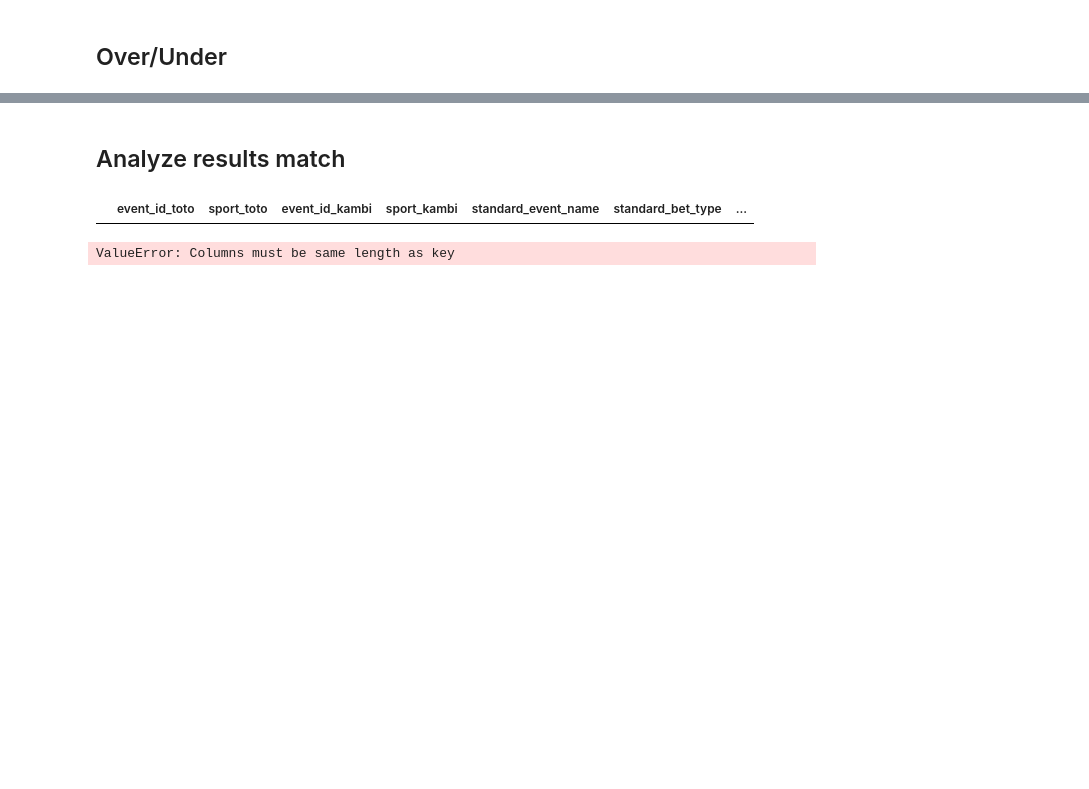
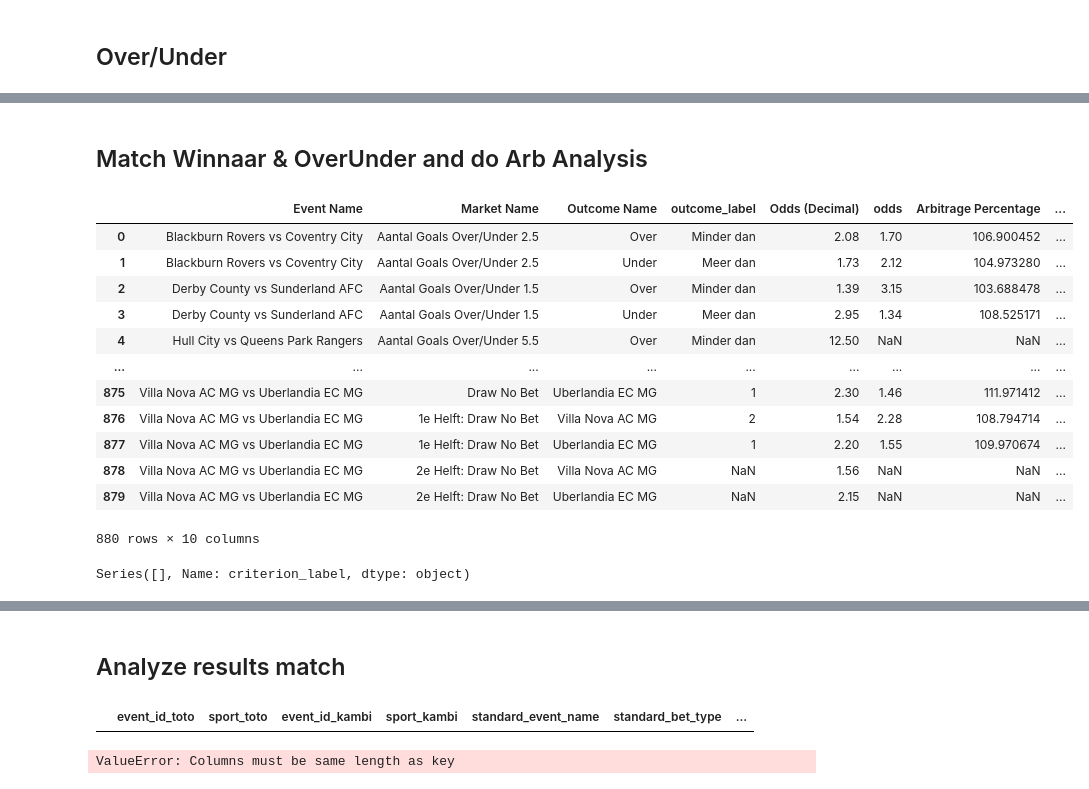
Before and after one commit to carpedimi/ArbitrageBets_sms, a Jupyter notebook: ArbSignal_Football_dev.ipynb, the cells around one changed output, grey strips where cells are left out. Drawn from its saved outputs; the diff is of its cells as text; code cells hidden in the pictures; blank space fills up the shorter version.

```diff
--- a/ArbSignal_Football_dev.ipynb
+++ b/ArbSignal_Football_dev.ipynb
@@ -231,9 +294,11 @@ filtered_toto_winnaar[['Event Name', 'matched_event']]
 # toto_filtered_football = toto_filtered_football[toto_filtered_football['Market Name'].str.contains('Draw No Bet')]
 
 # Perform a left join on the matched_event_name (from toto) and event_name (from kambi)
-merged_df = filtered_toto_winnaar.merge(
+merged_df_winnaar = filtered_toto_winnaar.merge(
     filtered_kambi_winnaar,
     left_on=['matched_event', 'standardized_label'],
     right_on=['event_name', 'standardized_label'],
     how='left'
 )
+
+merged_df_winnaar = merged_df_winnaar[(merged_df_winnaar['matched_event'].notnull())&(merged_df_winnaar['Outcome SubType'] != merged_df_winnaar['outcome_label'])]
@@ -603,0 +323,3 @@ merged_data
+# %%
+kambi_filtered_football_overunder = kambi_filtered_football[kambi_filtered_football['bet_offer_type_name'].str.contains('Over')]
+toto_filtered_football_overunder = toto_filtered_football[(toto_filtered_football['Outcome Name'].str.contains('Over')) | (toto_filtered_football['Outcome Name'].str.contains('Under'))]
@@ -603,0 +520,14 @@ merged_data
+# %%
+# Perform the merge
+merged_football_overunder = pd.merge(
+    toto_filtered_football_overunder,
+    kambi_filtered_football_overunder,
+    left_on=['line', 'OverUnderType', 'OverUnderTime', 'OverUnderType2', 'matched_event'],
+    right_on=['line', 'OverUnderType', 'OverUnderTime', 'OverUnderType2', 'event_name'],
+    how='inner'  # Use 'inner' join to get only matching rows; adjust as needed
+)
+# Keep records with opposite outcomes
+merged_football_overunder = merged_football_overunder[merged_football_overunder['outcome_english_label'] != merged_football_overunder['Outcome Name']]
+
+# Display the merged DataFrame
+merged_football_overunder.head()
@@ -603,0 +541,43 @@ merged_data
+# %% [markdown]
+## Match Winnaar & OverUnder and do Arb Analysis
+# %%
+# Perform the stacked union
+total_football = pd.concat([merged_football_overunder, merged_df_winnaar], ignore_index=True, sort=True)
+total_football
+# %%
+# Calculate Arbitrage Percentage
+total_football['Arbitrage Percentage'] = (1 / total_football['Odds (Decimal)'] + 1 / total_football['odds']) * 100
+
+# Identify Arbitrage Opportunities
+total_football['Is Arbitrage'] = total_football['Arbitrage Percentage'] < 100
+
+# Calculate Optimal Stakes if Arbitrage
+total_stake = 1000
+total_football['Stake A'] = total_football.apply(
+    lambda row: (1 / row['Odds (Decimal)'] / (1 / row['Odds (Decimal)'] + 1 / row['odds']) * total_stake) if row['Is Arbitrage'] else 0,
+    axis=1
+)
+total_football['Stake B'] = total_football.apply(
+    lambda row: (1 / row['odds'] / (1 / row['Odds (Decimal)'] + 1 / row['odds']) * total_stake) if row['Is Arbitrage'] else 0,
+    axis=1
+)
+
+total_football[['Event Name', 'Market Name', 'Outcome Name', 'outcome_label', 'Odds (Decimal)', 'odds', 'Arbitrage Percentage', 'Is Arbitrage', 'Stake A', 'Stake B']]
+# %% [output]
+|  | Event Name | Market Name | Outcome Name | outcome_label | Odds (Decimal) | odds | Arbitrage Percentage | ... |
+| 0 | Blackburn Rovers vs Coventry City | Aantal Goals Over/Under 2.5 | Over | Minder dan | 2.08 | 1.70 | 106.900452 | ... |
+| 1 | Blackburn Rovers vs Coventry City | Aantal Goals Over/Under 2.5 | Under | Meer dan | 1.73 | 2.12 | 104.973280 | ... |
+| 2 | Derby County vs Sunderland AFC | Aantal Goals Over/Under 1.5 | Over | Minder dan | 1.39 | 3.15 | 103.688478 | ... |
+| 3 | Derby County vs Sunderland AFC | Aantal Goals Over/Under 1.5 | Under | Meer dan | 2.95 | 1.34 | 108.525171 | ... |
+| 4 | Hull City vs Queens Park Rangers | Aantal Goals Over/Under 5.5 | Over | Minder dan | 12.50 | NaN | NaN | ... |
+| ... | ... | ... | ... | ... | ... | ... | ... | ... |
+| 875 | Villa Nova AC MG vs Uberlandia EC MG | Draw No Bet | Uberlandia EC MG | 1 | 2.30 | 1.46 | 111.971412 | ... |
+| 876 | Villa Nova AC MG vs Uberlandia EC MG | 1e Helft: Draw No Bet | Villa Nova AC MG | 2 | 1.54 | 2.28 | 108.794714 | ... |
+| 877 | Villa Nova AC MG vs Uberlandia EC MG | 1e Helft: Draw No Bet | Uberlandia EC MG | 1 | 2.20 | 1.55 | 109.970674 | ... |
+| 878 | Villa Nova AC MG vs Uberlandia EC MG | 2e Helft: Draw No Bet | Villa Nova AC MG | NaN | 1.56 | NaN | NaN | ... |
+| 879 | Villa Nova AC MG vs Uberlandia EC MG | 2e Helft: Draw No Bet | Uberlandia EC MG | NaN | 2.15 | NaN | NaN | ... |
+880 rows × 10 columns
+# %%
+merged_football_overunder[merged_football_overunder['Event Name']=='Manchester City WFC vs Manchester United WFC']['criterion_label']
+# %% [output]
+Series([], Name: criterion_label, dtype: object)
```
Also changed, not shown: parts of 45 cells of this notebook, 44 other files.
